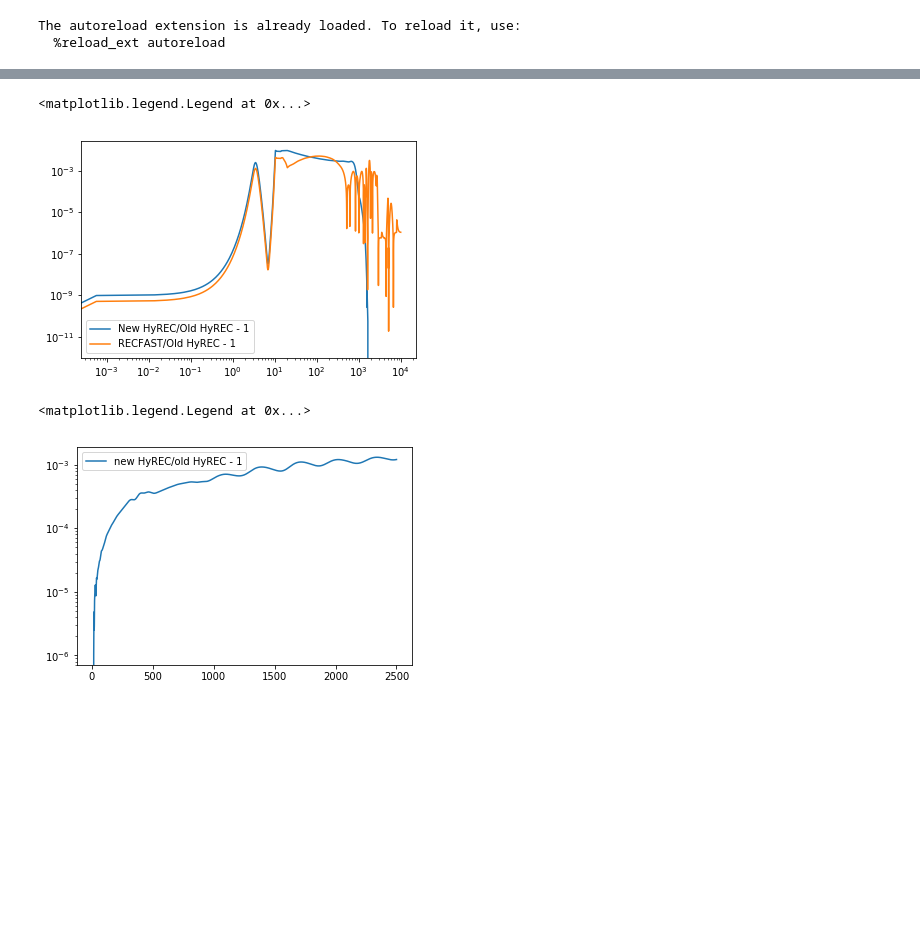
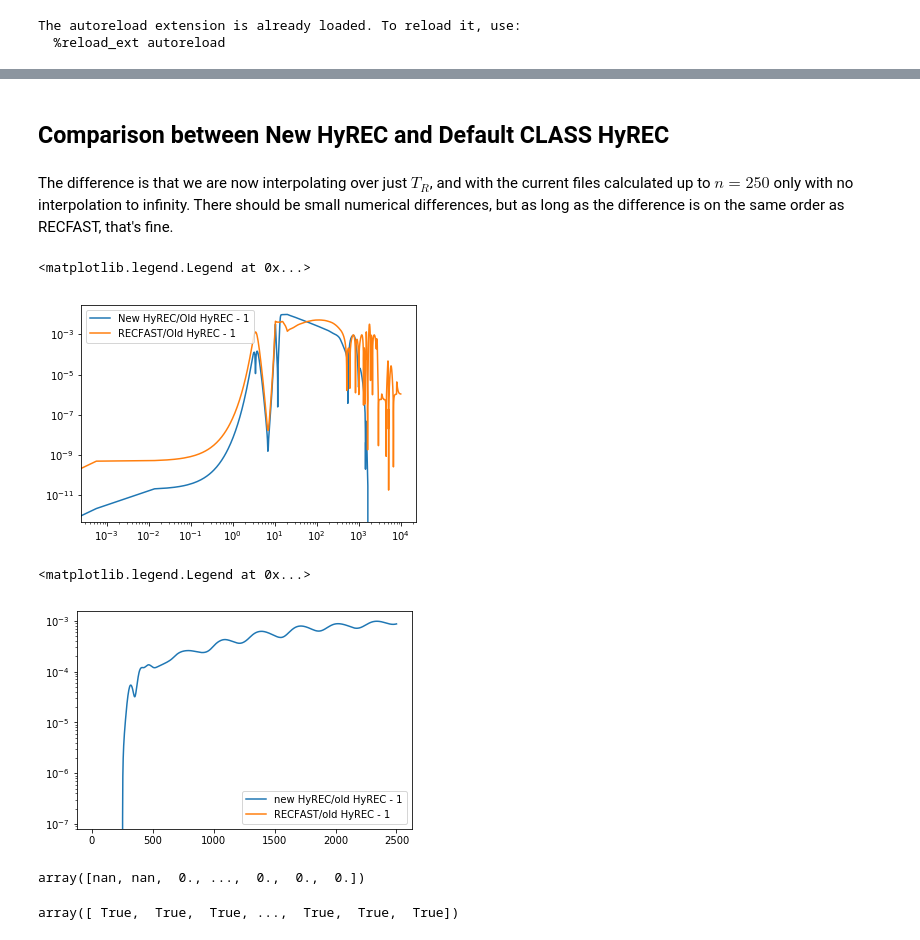
Before and after one commit to hongwanliu/class_public, a Jupyter notebook: notebooks/recfast_fudge.ipynb, the cells around one changed output, grey strips where cells are left out. Drawn from its saved outputs; the diff is of its cells as text; code cells hidden in the pictures; blank space fills up the shorter version.

```diff
--- a/notebooks/recfast_fudge.ipynb
+++ b/notebooks/recfast_fudge.ipynb
@@ -77 +97,8 @@ Text(0, 0.5, '$(C_\\ell - C_\\ell^\\mathrm{ref})/C_\\ell^\\mathrm{ref} [\\%]$')
+# %% [markdown]
+## Comparison between New HyREC and Default CLASS HyREC
+# %% [markdown]
+The difference is that we are now interpolating over just $T_R$, and with the current files calculated up to $n = 250$ only with no interpolation to infinity. There should be small numerical differences, but as long as the difference is on the same order as RECFAST, that's fine.
+# %%
+hyrecLCDM_z = hyrecLCDM.get_thermodynamics()['z']
+hyrecLCDM_xe = hyrecLCDM.get_thermodynamics()['x_e']
 # %%
@@ -79,16 +105,18 @@ z_xe_new = np.loadtxt('/Users/hongwan/Github/class/hyrec/LambdaCDM_new_z_xe.dat'
 z_xe_old = np.loadtxt('/Users/hongwan/desktop/LambdaCDM_z_xe.dat')
+# %%
+hyrecLCDM_xe_interp = np.exp(np.interp(z_xe_old[:,0], hyrecLCDM_z, np.log(hyrecLCDM_xe)))
 # %%
 plt.figure()
 
 plt.loglog()
 
-plt_frac_diff_new, = plt.plot(z_xe_old[:,0], np.abs((z_xe_new[:,1] - z_xe_old[:,1])/z_xe_old[:,1]), label='New HyREC/Old HyREC - 1')
+plt_frac_diff_new, = plt.plot(z_xe_old[:,0], np.abs((hyrecLCDM_xe_interp - z_xe_old[:,1])/z_xe_old[:,1]), label='New HyREC/Old HyREC - 1')
 plt_frac_diff_recfast, = plt.plot(z_xe_old[:,0], np.abs((recfastLCDM.get_thermodynamics()['x_e'] - z_xe_old[:,1])/z_xe_old[:,1]), label='RECFAST/Old HyREC - 1')
 
 plt.legend()
 # %% [output]
 <matplotlib.legend.Legend at 0x...>
-[figure, old version]
+[figure, new version]
 # %%
 l_Cltt_Clee_old = np.loadtxt('/Users/hongwan/desktop/LambdaCDM_l_Cltt_Clee.dat')
 # %%
@@ -99,12 +127,20 @@ ax.set_yscale('log')
 
 # plt.axis([1, 2500, 1e-20, 1e-11])
 
-ratio = cls_hyrec['tt']/l_Cltt_Clee_old[:,1]
+ratio_hyrec = cls_hyrec['tt']/l_Cltt_Clee_old[:,1]
+ratio_recfast = cls_recfast['tt']/l_Cltt_Clee_old[:,1]
 
-plt_Cls_compare, = plt.plot(ll_vec_hyrec, ratio-1, label='new HyREC/old HyREC - 1')
+plt_Cls_compare_hyrec, = plt.plot(ll_vec_hyrec, ratio_hyrec-1, label='new HyREC/old HyREC - 1')
+plt_Cls_compare_recfast, = plt.plot(ll_vec_recfast, ratio_recfast-1, label='RECFAST/old HyREC - 1')
 plt.legend()
-# plt.plot(l_Cltt_Clee_old[:,0], l_Cltt_Clee_old[:,0]*(l_Cltt_Clee_old[:,0]+1)*l_Cltt_Clee_old[:,1])
-# plt.plot(ll_vec_hyrec,  ll_vec_hyrec*(ll_vec_hyrec + 1)*cls_hyrec['tt'])
 # %% [output]
 <matplotlib.legend.Legend at 0x...>
-[figure, old version]
+[figure, new version]
+# %%
+cls_recfast['tt']/l_Cltt_Clee_old[:,1] - 1
+# %% [output]
+array([nan, nan,  0., ...,  0.,  0.,  0.])
+# %%
+cls_recfast['tt'] == l_Cltt_Clee_old[:,1]
+# %% [output]
+array([ True,  True,  True, ...,  True,  True,  True])
```
Also changed, not shown: parts of 4 cells of this notebook, 1 other file.
